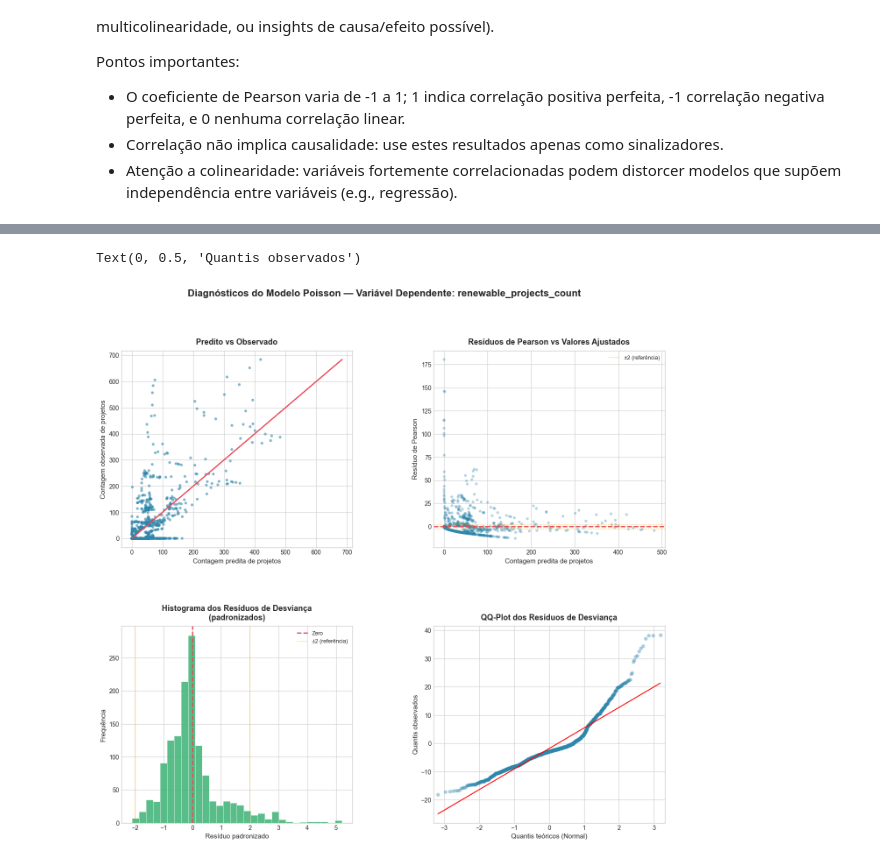
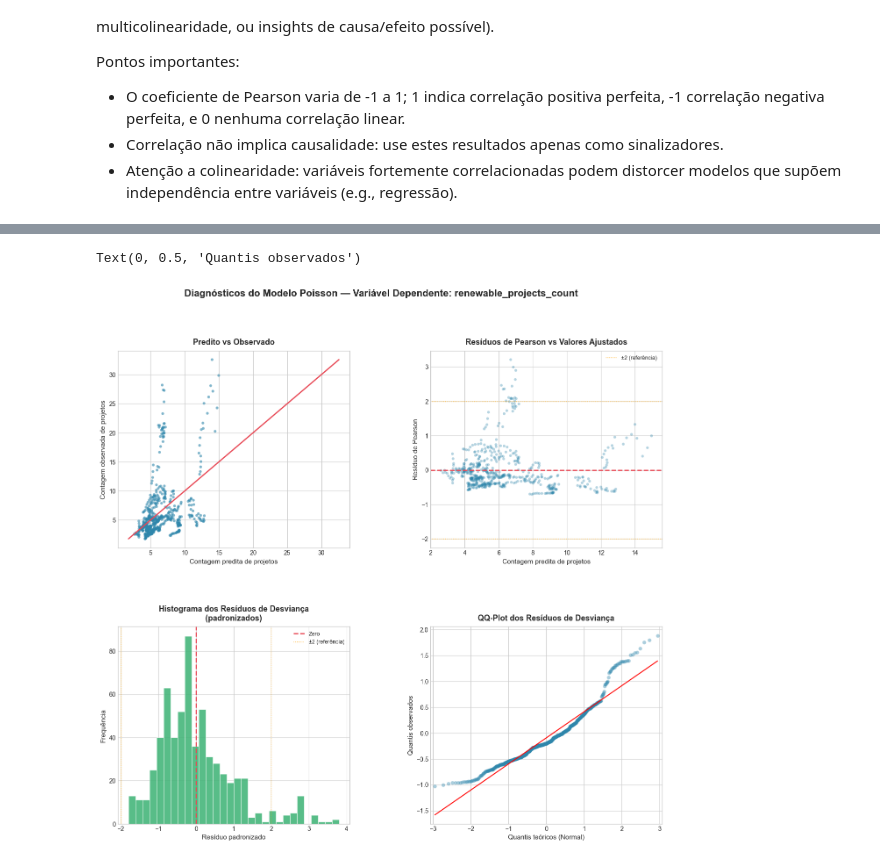
Before and after one commit to Fabiano01EST/generalized-linear-models-python, a Jupyter notebook: GLM.ipynb, the cells around one changed output, grey strips where cells are left out. Drawn from its saved outputs; the diff is of its cells as text; code cells hidden in the pictures.

```diff
--- a/GLM.ipynb
+++ b/GLM.ipynb
@@ -159,19 +144,17 @@ Estatísticas Descritivas com Skewness e Kurtosis
 
 O PAIR PLOT é uma ferramenta gráfica que permite visualizar a distribuição de uma variável numérica, destacando sua mediana, quartis e possíveis valores atípicos. Ele é útil para identificar a dispersão dos dados, a presença de outliers e a simetria ou assimetria da distribuição. No contexto dos dados analisados, o boxplot pode ser utilizado para explorar variáveis fornecendo insights sobre a variação e padrões
 # %%
+from sklearn.preprocessing import StandardScaler
 import matplotlib.pyplot as plt
 import seaborn as sns
 
+colunas_pad = df_energy_filtrado.select_dtypes(include='number').columns
+colunas_pad = colunas_pad.drop("intensidade_energia_mj_por_pib_ppp")  # Excluir a variável resposta
+df_energy_filtrado[colunas_pad] = df_energy_filtrado[colunas_pad].apply(np.log1p)
+
+
 sns.pairplot(df_energy_filtrado, # Variáveis que queremos no pairplot
-vars = [
-    "pib_per_capita",
-    "consumo_energia_primaria_kwh_per_capita",
-    "renovaveis_pct_energia_primaria",
-    "co2_emissoes_kt",
-    "acesso_eletricidade_pct",
-    "intensidade_energia_mj_por_pib_ppp",
-    "capacidade_eletrica_renovavel_per_capita"
-],
+vars = cols[2:8],
     corner=True,
     height=3.5   # aumenta tamanho de cada gráfico
     )
@@ -249,15 +187,14 @@ import statsmodels.api as sm
 import statsmodels.formula.api as smf
 from sklearn.preprocessing import StandardScaler
 
-
 # Exemplo de modelo GLM Poisson
 modelo = smf.glm(
     formula="""
-    co2_emissoes_kt ~
-    consumo_energia_primaria_kwh_per_capita +
-    renovaveis_pct_energia_primaria +
-    capacidade_eletrica_renovavel_per_capita+
-    intensidade_energia_mj_por_pib_ppp
+    intensidade_energia_mj_por_pib_ppp ~
+    pib_per_capita +
+    co2_emissoes_tm_per_capita +
+    capacidade_eletrica_renovavel_per_capita +
+    densidade_populacional
     """,
     data=df_energy_filtrado,
     family=sm.families.Gamma(link=sm.families.links.Log())
@@ -298,10 +235,10 @@ from statsmodels.stats.outliers_influence import variance_inflation_factor
 # Selecionar apenas as variáveis explicativas
 X = df_energy_filtrado[
     [
-        "consumo_energia_primaria_kwh_per_capita",
-        "renovaveis_pct_energia_primaria",
-        "capacidade_eletrica_renovavel_per_capita",
-        "intensidade_energia_mj_por_pib_ppp"
+    "pib_per_capita",
+    "co2_emissoes_tm_per_capita",
+    "capacidade_eletrica_renovavel_per_capita",
+    "densidade_populacional"
     ]
 ]
 
@@ -372,7 +293,7 @@ import numpy as np
 # ============================================================
 
 # y = valores OBSERVADOS (contagem de projetos)
-y = df_energy_filtrado["renewable_projects_count"].values
+y = df_energy_filtrado["intensidade_energia_mj_por_pib_ppp"].values
 
 # yhat = valores preditos pelo modelo (média esperada da contagem)
 yhat = modelo.mu
@@ -442,32 +363,32 @@ ax3 = fig.add_subplot(gs[1, 0])
 ax3.hist(
     resid_deviance_std,
     bins=30,
     color=cores["barra"],
     edgecolor="white",
     linewidth=0.5,
     alpha=0.85
 )
 ax3.axvline(0, color=cores["linha"], linewidth=2, linestyle="--", label="Zero")
 ax3.axvline(-2, color="orange", linewidth=1, linestyle=":", label="±2 (referência)")
 ax3.axvline(2,  color="orange", linewidth=1, linestyle=":")
 
 ax3.set_title("Histograma dos Resíduos de Desviança\n(padronizados)", fontsize=13, fontweight="bold", pad=10)
 ax3.set_xlabel("Resíduo padronizado", fontsize=11)
 ax3.set_ylabel("Frequência", fontsize=11)
 ax3.legend(fontsize=9)
 
 # ============================================================
 # GRÁFICO 4 — QQ-PLOT DOS RESÍDUOS DE DESVÂNCIA
 # ============================================================
 ax4 = fig.add_subplot(gs[1, 1])
 from statsmodels import graphics
 graphics.gofplots.qqplot(resid_deviance, line="r", ax=ax4, alpha=0.4,
                          markerfacecolor=cores["pontos"],
                          markeredgecolor="none")
 ax4.set_title("QQ-Plot dos Resíduos de Desviança", fontsize=13, fontweight="bold", pad=10)
 ax4.set_xlabel("Quantis teóricos (Normal)", fontsize=11)
 ax4.set_ylabel("Quantis observados", fontsize=11)
 # %% [output]
 Text(0, 0.5, 'Quantis observados')
-[figure, old version]
+[figure, new version]
 # %% [markdown]
```
Also changed, not shown: parts of 18 cells of this notebook.
